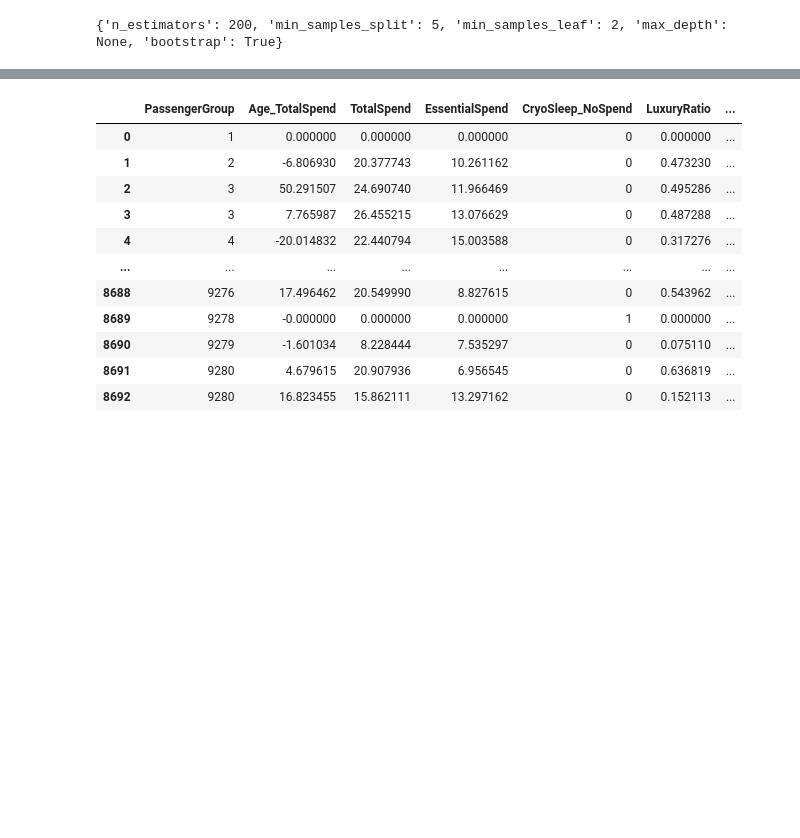
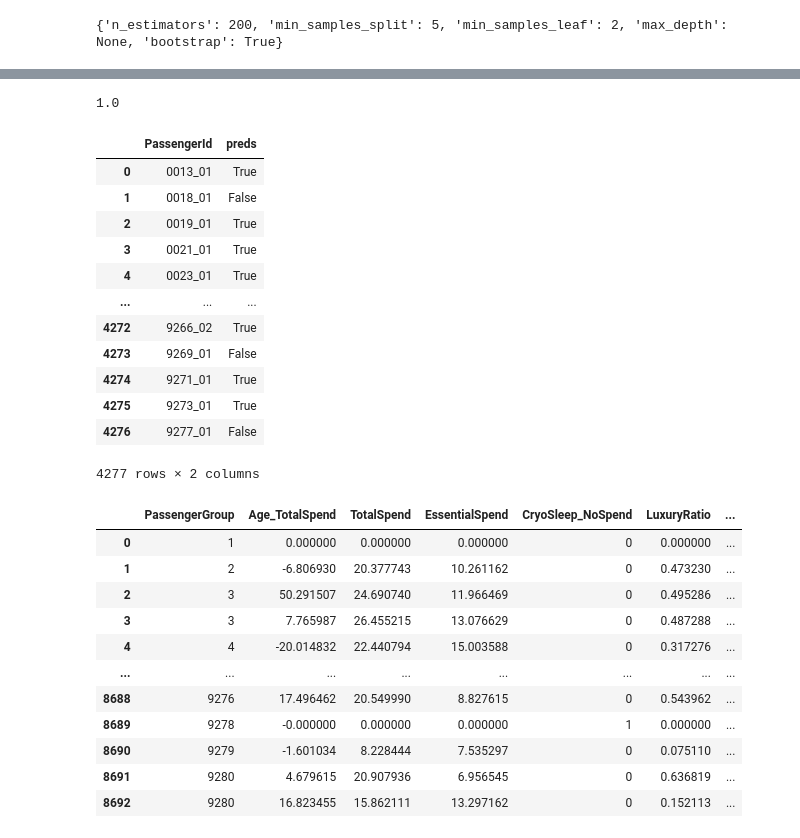
Before and after one commit to smc8501/spaceship-titanic, a Jupyter notebook: spaceship-titanic-notebook.ipynb, the cells around one changed output, grey strips where cells are left out. Cells and saved outputs as stored; diff of their text form; code cells hidden in the pictures; blank space fills up the shorter version.

Commit message:
Created submission_7 for competition.

```diff
--- a/spaceship-titanic-notebook.ipynb
+++ b/spaceship-titanic-notebook.ipynb
@@ -175,8 +178,8 @@ test_data_transformed = transform_features(test_data_clean.copy())
 # %%
-def create_output(preds, data):
-    output = pd.DataFrame({'PassengerId': data.PassengerId,
-                       'Transported': preds})
-    output.to_csv('submissions/submission_2.csv', index=False)
+def create_output(preds):
+    output = pd.DataFrame({'PassengerId':test_data_transformed.PassengerId,'preds': preds})
+
+    output.to_csv('submissions/submission_7.csv', index=False)
     return output
 # %%
 from sklearn.model_selection import train_test_split
@@ -208,8 +211,6 @@ plt.show()
 # %%
 from sklearn.dummy import DummyClassifier
 
-X = train_data_transformed.copy()
-y = X.pop("Transported")
 dummy_clf = DummyClassifier()
 dummy_clf.fit(X,y)
 dummy_clf.score(X,y)
@@ -282,3 +292,25 @@ plt.title("Overftting / Underfitting Check")
+# %%
+from sklearn.metrics import classification_report
+pred = rf_clf_best.predict(test_data_transformed)
+rf_clf_best.score(test_data_transformed,pred)
+# %% [output]
+1.0
+# %%
+create_output(pred)
+# %% [output]
+|  | PassengerId | preds |
+| 0 | 0013_01 | True |
+| 1 | 0018_01 | False |
+| 2 | 0019_01 | True |
+| 3 | 0021_01 | True |
+| 4 | 0023_01 | True |
+| ... | ... | ... |
+| 4272 | 9266_02 | True |
+| 4273 | 9269_01 | False |
+| 4274 | 9271_01 | True |
+| 4275 | 9273_01 | True |
+| 4276 | 9277_01 | False |
+4277 rows × 2 columns
 # %%
 X = train_data_clean.copy()
 y = X.pop("Transported")
```
Also changed, not shown: parts of 9 cells of this notebook, 1 other file.
